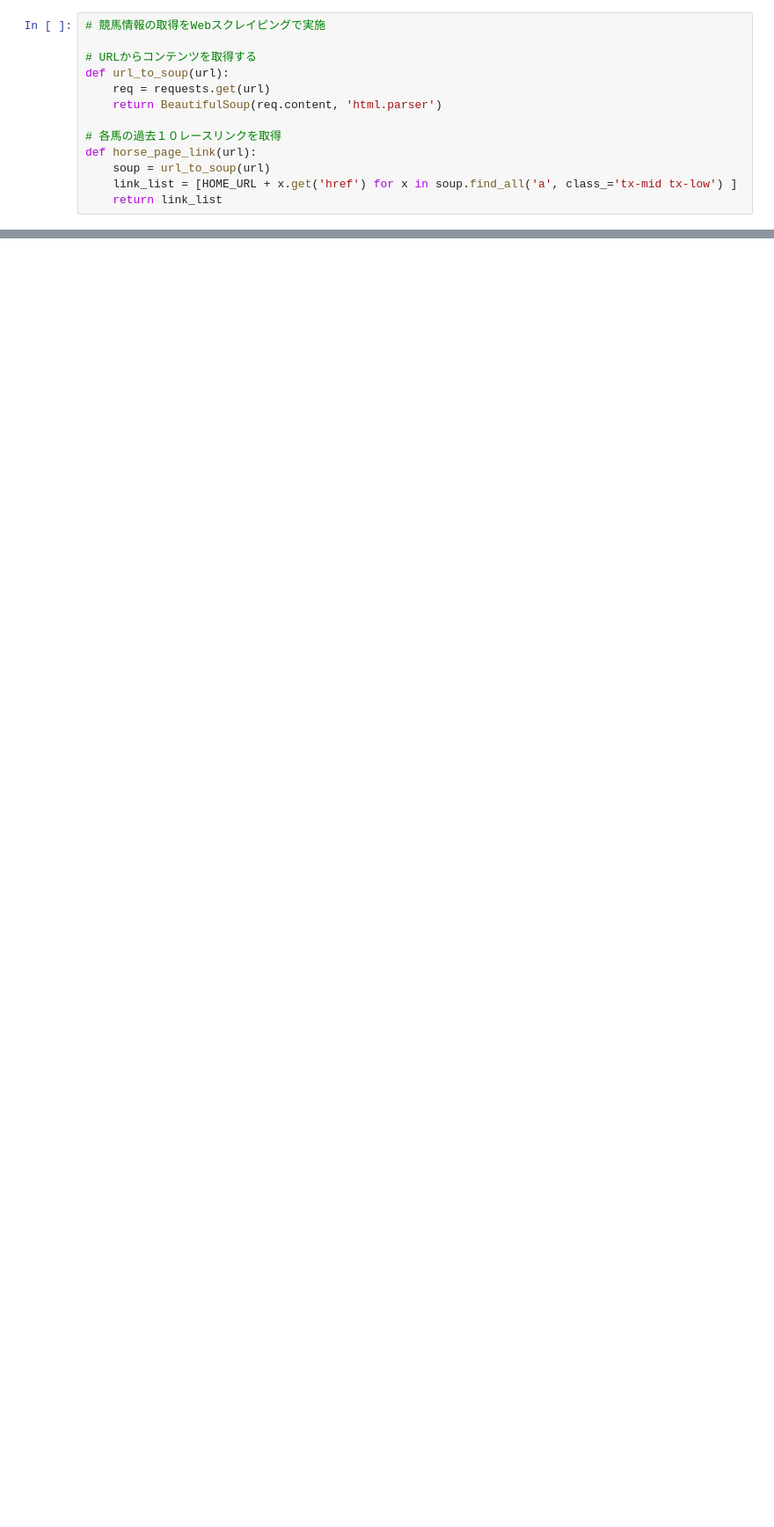
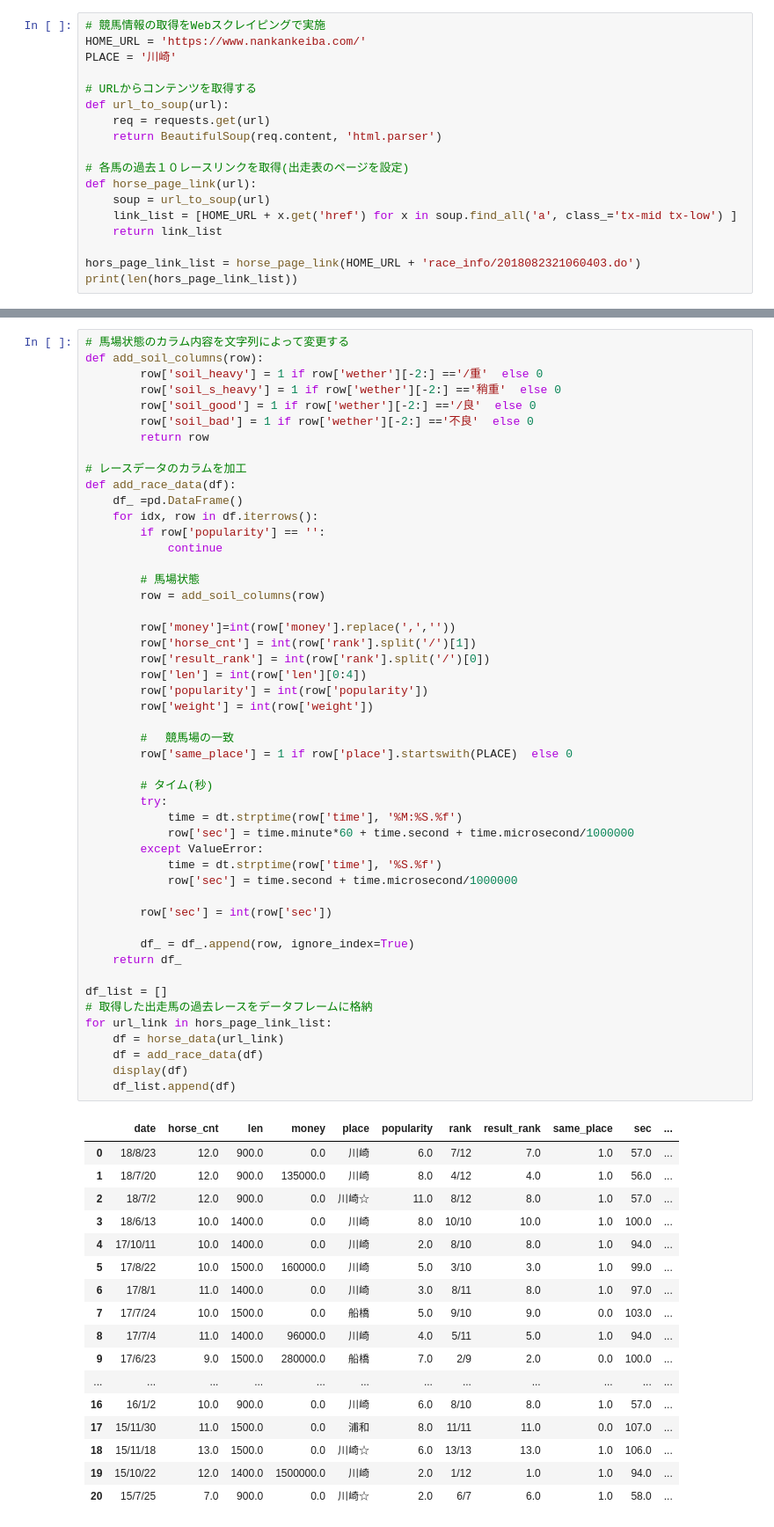
Before and after one commit to KenjiMatsumoto/KeibaDeepLearning, a Jupyter notebook: KeibaDNN.ipynb, the cells around one changed output, grey strips where cells are left out. Shown at 88% size. Drawn from its saved outputs; the diff is of its cells as text; blank space fills up the shorter version.

```diff
--- a/KeibaDNN.ipynb
+++ b/KeibaDNN.ipynb
@@ -9,13 +16,18 @@ import re
 # %%
 # 競馬情報の取得をWebスクレイピングで実施
+HOME_URL = 'https://www.nankankeiba.com/'
+PLACE = '川崎'
 
 # URLからコンテンツを取得する
 def url_to_soup(url):
     req = requests.get(url)
     return BeautifulSoup(req.content, 'html.parser')
 
-# 各馬の過去１０レースリンクを取得
+# 各馬の過去１０レースリンクを取得(出走表のページを設定)
 def horse_page_link(url):
     soup = url_to_soup(url)
     link_list = [HOME_URL + x.get('href') for x in soup.find_all('a', class_='tx-mid tx-low') ]
     return link_list
+
+hors_page_link_list = horse_page_link(HOME_URL + 'race_info/2018082321060403.do')
+print(len(hors_page_link_list))
@@ -21,0 +57,67 @@ def horse_page_link(url):
+# %%
+# 馬場状態のカラム内容を文字列によって変更する
+def add_soil_columns(row):
+        row['soil_heavy'] = 1 if row['wether'][-2:] =='/重'  else 0
+        row['soil_s_heavy'] = 1 if row['wether'][-2:] =='稍重'  else 0
+        row['soil_good'] = 1 if row['wether'][-2:] =='/良'  else 0
+        row['soil_bad'] = 1 if row['wether'][-2:] =='不良'  else 0
+        return row
+
+# レースデータのカラムを加工
+def add_race_data(df):
+    df_ =pd.DataFrame()
+    for idx, row in df.iterrows():
+        if row['popularity'] == '':
+            continue
+
+        # 馬場状態
+        row = add_soil_columns(row)
+
+        row['money']=int(row['money'].replace(',',''))
+        row['horse_cnt'] = int(row['rank'].split('/')[1])
+        row['result_rank'] = int(row['rank'].split('/')[0])
+        row['len'] = int(row['len'][0:4])
+        row['popularity'] = int(row['popularity'])
+        row['weight'] = int(row['weight'])
+
+        # 　競馬場の一致
+        row['same_place'] = 1 if row['place'].startswith(PLACE)  else 0
+
+        # タイム(秒)
+        try:
+            time = dt.strptime(row['time'], '%M:%S.%f')
+            row['sec'] = time.minute*60 + time.second + time.microsecond/1000000
+        except ValueError:
+            time = dt.strptime(row['time'], '%S.%f')
+            row['sec'] = time.second + time.microsecond/1000000
+
+        row['sec'] = int(row['sec'])
+
+        df_ = df_.append(row, ignore_index=True)
+    return df_
+
+df_list = []
+# 取得した出走馬の過去レースをデータフレームに格納
+for url_link in hors_page_link_list:
+    df = horse_data(url_link)
+    df = add_race_data(df)
+    display(df)
+    df_list.append(df)
+# %% [output]
+|  | date | horse_cnt | len | money | place | popularity | rank | result_rank | same_place | sec | ... |
+| 0 | 18/8/23 | 12.0 | 900.0 | 0.0 | 川崎 | 6.0 | 7/12 | 7.0 | 1.0 | 57.0 | ... |
+| 1 | 18/7/20 | 12.0 | 900.0 | 135000.0 | 川崎 | 8.0 | 4/12 | 4.0 | 1.0 | 56.0 | ... |
+| 2 | 18/7/2 | 12.0 | 900.0 | 0.0 | 川崎☆ | 11.0 | 8/12 | 8.0 | 1.0 | 57.0 | ... |
+| 3 | 18/6/13 | 10.0 | 1400.0 | 0.0 | 川崎 | 8.0 | 10/10 | 10.0 | 1.0 | 100.0 | ... |
+| 4 | 17/10/11 | 10.0 | 1400.0 | 0.0 | 川崎 | 2.0 | 8/10 | 8.0 | 1.0 | 94.0 | ... |
+| 5 | 17/8/22 | 10.0 | 1500.0 | 160000.0 | 川崎 | 5.0 | 3/10 | 3.0 | 1.0 | 99.0 | ... |
+| 6 | 17/8/1 | 11.0 | 1400.0 | 0.0 | 川崎 | 3.0 | 8/11 | 8.0 | 1.0 | 97.0 | ... |
+| 7 | 17/7/24 | 10.0 | 1500.0 | 0.0 | 船橋 | 5.0 | 9/10 | 9.0 | 0.0 | 103.0 | ... |
+| 8 | 17/7/4 | 11.0 | 1400.0 | 96000.0 | 川崎 | 4.0 | 5/11 | 5.0 | 1.0 | 94.0 | ... |
+| 9 | 17/6/23 | 9.0 | 1500.0 | 280000.0 | 船橋 | 7.0 | 2/9 | 2.0 | 0.0 | 100.0 | ... |
+| ... | ... | ... | ... | ... | ... | ... | ... | ... | ... | ... | ... |
+| 16 | 16/1/2 | 10.0 | 900.0 | 0.0 | 川崎 | 6.0 | 8/10 | 8.0 | 1.0 | 57.0 | ... |
+| 17 | 15/11/30 | 11.0 | 1500.0 | 0.0 | 浦和 | 8.0 | 11/11 | 11.0 | 0.0 | 107.0 | ... |
+| 18 | 15/11/18 | 13.0 | 1500.0 | 0.0 | 川崎☆ | 6.0 | 13/13 | 13.0 | 1.0 | 106.0 | ... |
+| 19 | 15/10/22 | 12.0 | 1400.0 | 1500000.0 | 川崎 | 2.0 | 1/12 | 1.0 | 1.0 | 94.0 | ... |
+| 20 | 15/7/25 | 7.0 | 900.0 | 0.0 | 川崎☆ | 2.0 | 6/7 | 6.0 | 1.0 | 58.0 | ... |
```
Also changed, not shown: parts of 6 cells of this notebook.
